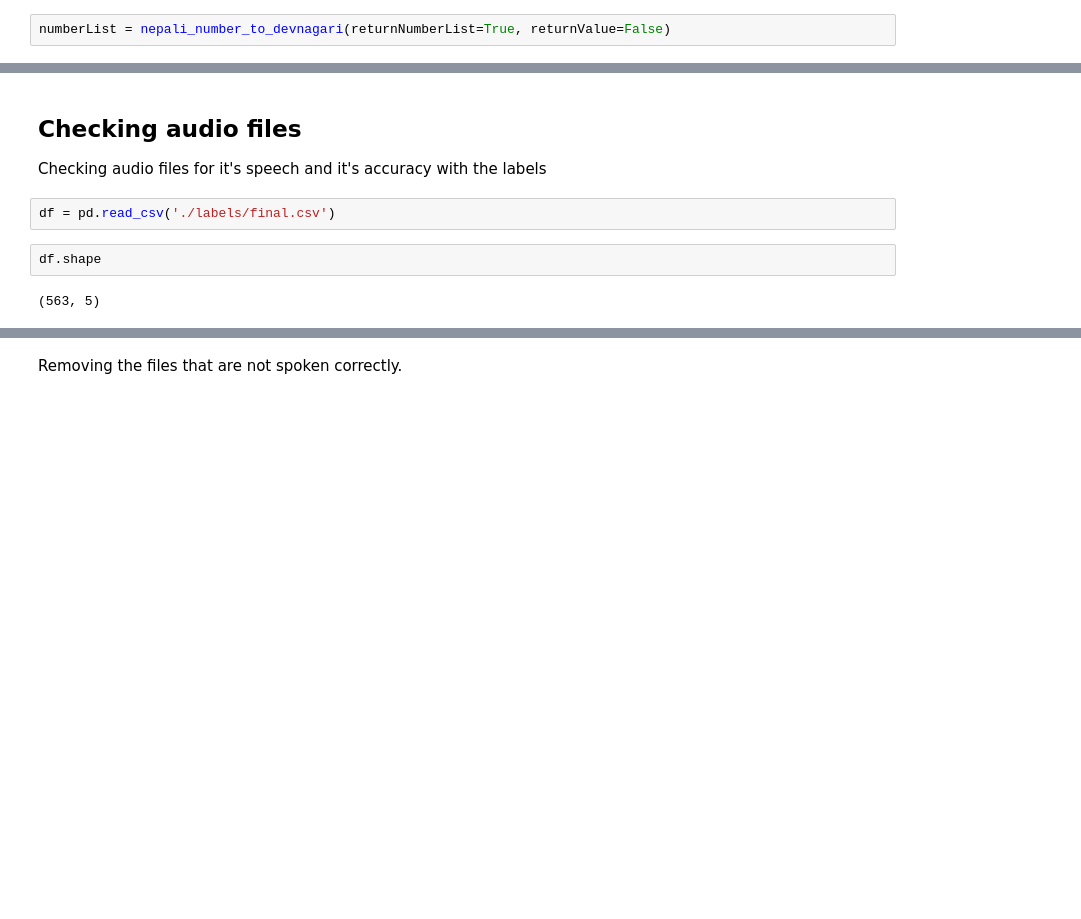
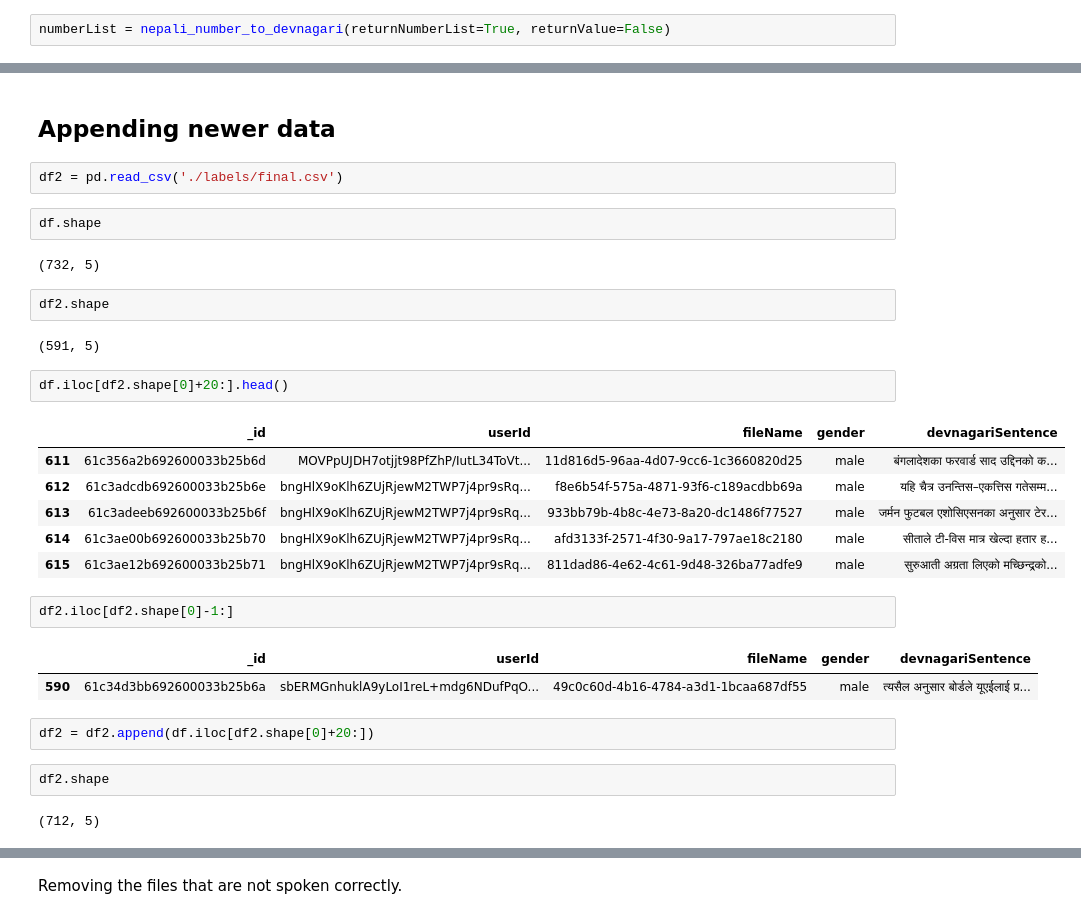
Before and after one commit to bishwas76/Major-Preprocessing, a Jupyter notebook: pythonFiles/PreProcessing.ipynb, the cells around one changed output, grey strips where cells are left out. Drawn from its saved outputs; the diff is of its cells as text; blank space fills up the shorter version.

Commit message:
80%+ adding latest files checking completed

```diff
--- a/pythonFiles/PreProcessing.ipynb
+++ b/pythonFiles/PreProcessing.ipynb
@@ -88,10 +88,33 @@ df.head()
 | 4 | 60e2d98b552fd6002e30b903 | 4UO9IETvAMYKoPU5GhL4DRjqb5rNgF1Fp... | 1ad1149b-be62-4099-8356-0e7c5f892374 | male | तर त्यसपछि म रियल मड्रिडका लागि ध... |
 # %% [markdown]
-## Checking audio files
-Checking audio files for it's speech and it's accuracy with the labels
+## Appending newer data
 # %%
-df = pd.read_csv('./labels/final.csv')
+df2 = pd.read_csv('./labels/final.csv')
+# %%
+df.shape
+# %% [output]
+(732, 5)
+# %%
+df2.shape
+# %% [output]
+(591, 5)
+# %%
+df.iloc[df2.shape[0]+20:].head()
+# %% [output]
+|  | _id | userId | fileName | gender | devnagariSentence |
+| 611 | 61c356a2b692600033b25b6d | MOVPpUJDH7otjjt98PfZhP/IutL34ToVt... | 11d816d5-96aa-4d07-9cc6-1c3660820d25 | male | बंगलादेशका फरवार्ड साद उद्दिनको क... |
+| 612 | 61c3adcdb692600033b25b6e | bngHlX9oKlh6ZUjRjewM2TWP7j4pr9sRq... | f8e6b54f-575a-4871-93f6-c189acdbb69a | male | यहि चैत्र उनन्तिस–एकत्तिस गतेसम्म... |
+| 613 | 61c3adeeb692600033b25b6f | bngHlX9oKlh6ZUjRjewM2TWP7j4pr9sRq... | 933bb79b-4b8c-4e73-8a20-dc1486f77527 | male | जर्मन फुटबल एशोसिएसनका अनुसार टेर... |
+| 614 | 61c3ae00b692600033b25b70 | bngHlX9oKlh6ZUjRjewM2TWP7j4pr9sRq... | afd3133f-2571-4f30-9a17-797ae18c2180 | male | सीताले टी-विस मात्र खेल्दा हतार ह... |
+| 615 | 61c3ae12b692600033b25b71 | bngHlX9oKlh6ZUjRjewM2TWP7j4pr9sRq... | 811dad86-4e62-4c61-9d48-326ba77adfe9 | male | सुरुआती अग्रता लिएको मच्छिन्द्रको... |
+# %%
+df2.iloc[df2.shape[0]-1:]
+# %% [output]
+|  | _id | userId | fileName | gender | devnagariSentence |
+| 590 | 61c34d3bb692600033b25b6a | sbERMGnhuklA9yLoI1reL+mdg6NDufPqO... | 49c0c60d-4b16-4784-a3d1-1bcaa687df55 | male | त्यसैल अनुसार बोर्डले यूएईलाई प्र... |
+# %%
+df2 = df2.append(df.iloc[df2.shape[0]+20:])
 # %%
-df.shape
+df2.shape
 # %% [output]
-(563, 5)
+(712, 5)
```
Also changed, not shown: parts of 12 cells of this notebook, 3 other files.
